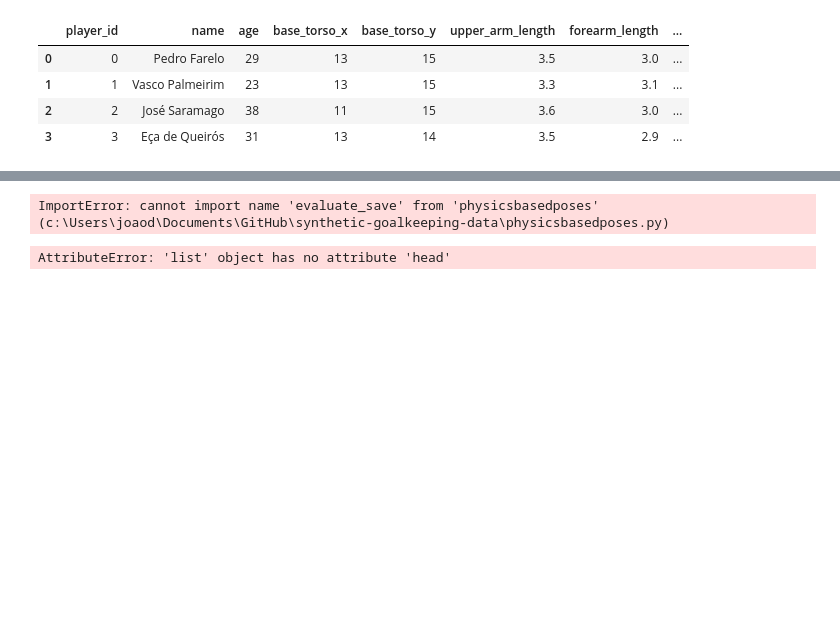
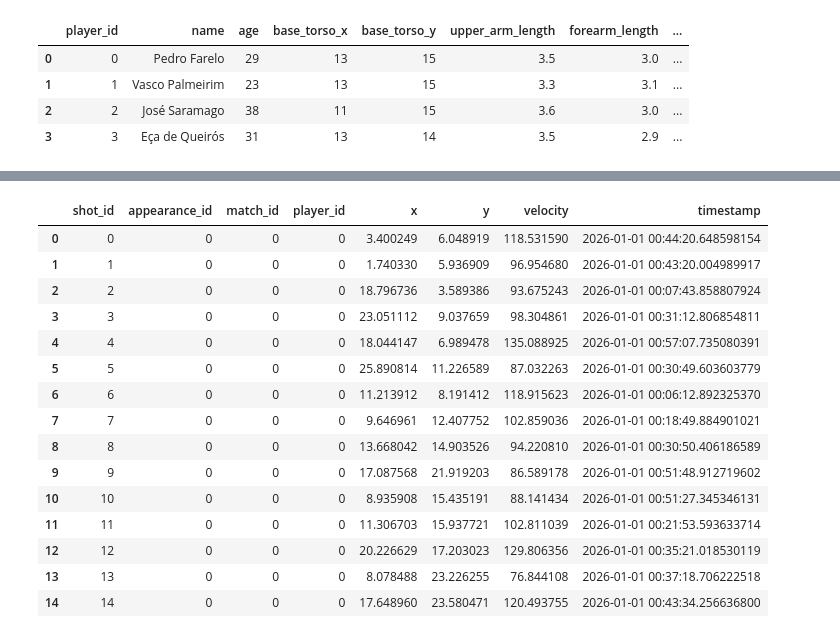
Before and after one commit to mingosmingos/synthetic-goalkeeping-data, a Jupyter notebook: Data Generation.ipynb, the cells around one changed output, grey strips where cells are left out. Saved outputs shown, nothing was run; the diff lists cells and outputs as text; code cells hidden in the pictures; blank space fills up the shorter version.

```diff
--- a/Data Generation.ipynb
+++ b/Data Generation.ipynb
@@ -106,6 +106,7 @@ players_df.head()
 # %%
 def generate_shots(appearances_df, players_df, shots_per_appearance_range=(50, 75)):
     shots = []
+    start_time=pd.Timestamp("2026-01-01 00:00")
 
     for _, appearance in appearances_df.iterrows():
         appearance_id = appearance["appearance_id"]
@@ -128,7 +129,8 @@ def generate_shots(appearances_df, players_df, shots_per_appearance_range=(50, 7
                 "player_id": player_id,
                 "x": rng.uniform(x_min, x_max),
                 "y": rng.uniform(y_min, y_max),
-                "velocity": rng.lognormal(mean=4.55, sigma=0.16)
+                "velocity": rng.lognormal(mean=4.55, sigma=0.16),
+                "timestamp": start_time + pd.to_timedelta(rng.uniform(0, 3600),unit="s")
             })
 
     shots_df = pd.DataFrame(shots)
@@ -162,45 +139,20 @@ ImportError: cannot import name 'evaluate_save' from 'physicsbasedposes' (c:\Use
-# %%
-from physicsbasedposes import generate_pose, evaluate_save
-
-BODY_NODES = [
-    'torso', 'head',
-    'left_shoulder', 'left_elbow', 'left_hand',
-    'left_hip', 'left_knee', 'left_foot',
-    'right_shoulder', 'right_elbow', 'right_hand',
-    'right_hip', 'right_knee', 'right_foot'
-]
-
-# Initialize pose columns and isgoal column
-for node in BODY_NODES:
-    shots_df[f'{node}_x'] = 0.0
-    shots_df[f'{node}_y'] = 0.0
-shots_df['isgoal'] = False
-
-# Generate poses and populate columns
-for idx, row in shots_df.iterrows():
-    player_id = row["player_id"]
-    shot_coords = [row['x'], row['y']]
-    shot_velocity = row['velocity']
-
-    try:
-        pose = generate_pose(player_id, shot_coords, shot_velocity)
-
-        # Evaluate if it's a goal
-        save_result = evaluate_save(pose, shot_coords, radius=1.0)
-        shots_df.at[idx, 'isgoal'] = not save_result['saved']
-
-        # Store pose coordinates
-        for node in BODY_NODES:
-            shots_df.at[idx, f'{node}_x'] = pose[node]['x']
-            shots_df.at[idx, f'{node}_y'] = pose[node]['y']
-    except Exception as e:
-        print(f"Error processing shot {row['shot_id']}: {e}")
-
-print(f"Added {len(BODY_NODES) * 2} pose columns and 'isgoal' column")
-print(f"Goals: {shots_df['isgoal'].sum()}, Saves: {(~shots_df['isgoal']).sum()}")
-# %% [output]
-ImportError: cannot import name 'evaluate_save' from 'physicsbasedposes' (c:\Users\joaod\Documents\GitHub\synthetic-goalkeeping-data\physicsbasedposes.py)
-# %%
-poses = generate_poses_for_shots(shots_df, players_df)
-# %% [output]
-AttributeError: 'list' object has no attribute 'head'
+# %%
+shots_df = generate_shots(appearances_df, players_df)
+shots_df.head(15)
+# %% [output]
+|  | shot_id | appearance_id | match_id | player_id | x | y | velocity | timestamp |
+| 0 | 0 | 0 | 0 | 0 | 3.400249 | 6.048919 | 118.531590 | 2026-01-01 00:44:20.648598154 |
+| 1 | 1 | 0 | 0 | 0 | 1.740330 | 5.936909 | 96.954680 | 2026-01-01 00:43:20.004989917 |
+| 2 | 2 | 0 | 0 | 0 | 18.796736 | 3.589386 | 93.675243 | 2026-01-01 00:07:43.858807924 |
+| 3 | 3 | 0 | 0 | 0 | 23.051112 | 9.037659 | 98.304861 | 2026-01-01 00:31:12.806854811 |
+| 4 | 4 | 0 | 0 | 0 | 18.044147 | 6.989478 | 135.088925 | 2026-01-01 00:57:07.735080391 |
+| 5 | 5 | 0 | 0 | 0 | 25.890814 | 11.226589 | 87.032263 | 2026-01-01 00:30:49.603603779 |
+| 6 | 6 | 0 | 0 | 0 | 11.213912 | 8.191412 | 118.915623 | 2026-01-01 00:06:12.892325370 |
+| 7 | 7 | 0 | 0 | 0 | 9.646961 | 12.407752 | 102.859036 | 2026-01-01 00:18:49.884901021 |
+| 8 | 8 | 0 | 0 | 0 | 13.668042 | 14.903526 | 94.220810 | 2026-01-01 00:30:50.406186589 |
+| 9 | 9 | 0 | 0 | 0 | 17.087568 | 21.919203 | 86.589178 | 2026-01-01 00:51:48.912719602 |
+| 10 | 10 | 0 | 0 | 0 | 8.935908 | 15.435191 | 88.141434 | 2026-01-01 00:51:27.345346131 |
+| 11 | 11 | 0 | 0 | 0 | 11.306703 | 15.937721 | 102.811039 | 2026-01-01 00:21:53.593633714 |
+| 12 | 12 | 0 | 0 | 0 | 20.226629 | 17.203023 | 129.806356 | 2026-01-01 00:35:21.018530119 |
+| 13 | 13 | 0 | 0 | 0 | 8.078488 | 23.226255 | 76.844108 | 2026-01-01 00:37:18.706222518 |
+| 14 | 14 | 0 | 0 | 0 | 17.648960 | 23.580471 | 120.493755 | 2026-01-01 00:43:34.256636800 |
```
Also changed, not shown: parts of 2 cells of this notebook, 2 other files.
